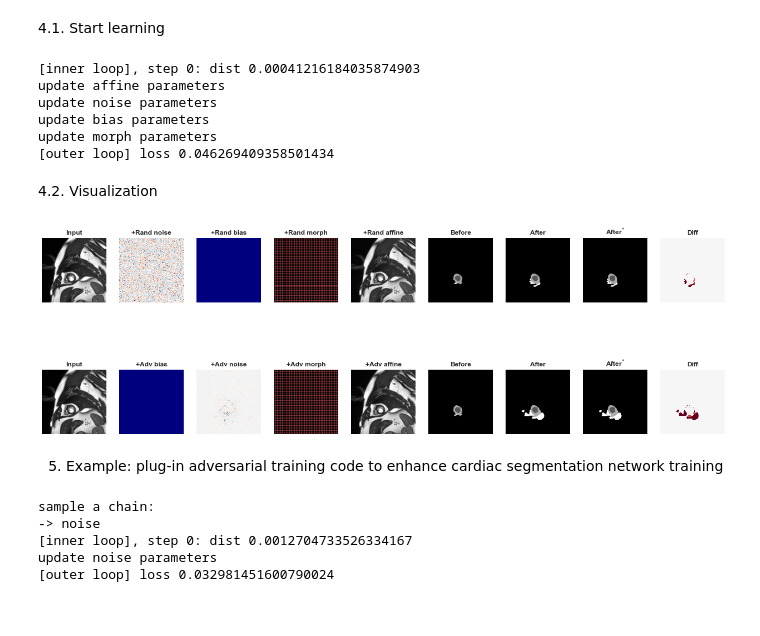
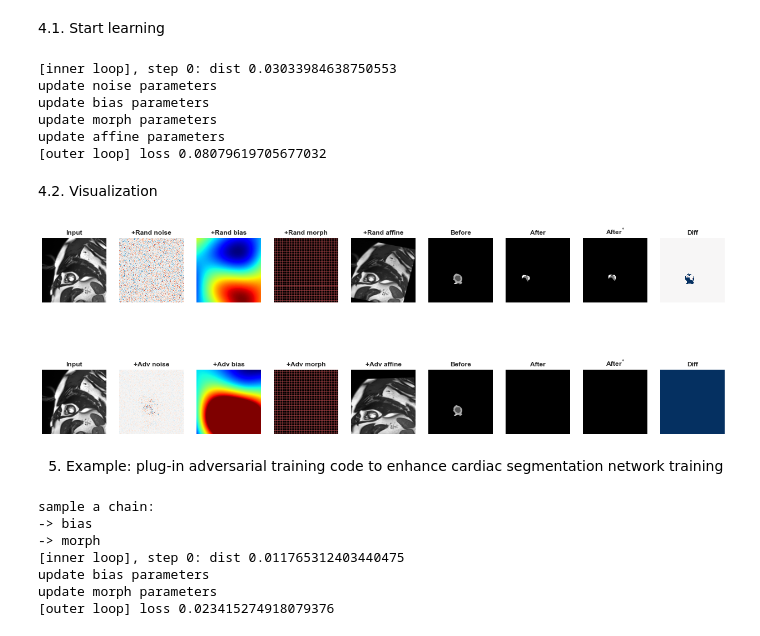
Before and after one commit to cherise215/advchain, a Jupyter notebook: example/adv_chain_data_generation_cardiac.ipynb, the cells around one changed output. Cells and saved outputs as stored; diff of their text form; code cells hidden in the pictures.

```diff
--- a/example/adv_chain_data_generation_cardiac.ipynb
+++ b/example/adv_chain_data_generation_cardiac.ipynb
@@ -108,7 +105,7 @@ plt.axis('off')
 bs=1
 im_ch=1
 augmentor_bias= AdvBias(
-                 config_dict={'epsilon':0.,
+                 config_dict={'epsilon':0.3,
                  'control_point_spacing':[crop_size[0]//2,crop_size[1]//2],
                  'downscale':2,
                  'data_size':(bs,im_ch,crop_size[0],crop_size[1]),
@@ -124,11 +121,11 @@ augmentor_noise= AdvNoise( config_dict={'epsilon':1,
                  debug=False)
 
 augmentor_affine= AdvAffine( config_dict={
-                 'rot':0,
-                 'scale_x':0.,
-                 'scale_y':0.,
-                 'shift_x':0.,
-                 'shift_y':0.,
+                 'rot':15/180,
+                 'scale_x':0.2,
+                 'scale_y':0.1,
+                 'shift_x':0.2,
+                 'shift_y':0.2,
                  'data_size':(bs,im_ch,crop_size[0],crop_size[1]),
                  'forward_interp':'bilinear',
                  'backward_interp':'bilinear'},
@@ -138,7 +135,7 @@ augmentor_morph= AdvMorph(
                 config_dict=
                 {'epsilon':0.,
                  'data_size':(bs,im_ch,crop_size[0],crop_size[1]),
-                 'vector_size':[crop_size[0]//16,crop_size[1]//16],
+                 'vector_size':[crop_size[0]//8,crop_size[1]//8],
                  'interpolator_mode':'bilinear'
                  },
                  debug=False)
@@ -147,7 +144,7 @@ augmentor_morph= AdvMorph(
 # %%
 ## keep model fixed, set up a solver
 model.eval()
-transformation_chain = [augmentor_affine,augmentor_bias,augmentor_noise,augmentor_morph]
+transformation_chain = [augmentor_noise,augmentor_bias,augmentor_morph,augmentor_affine] ## specify an order: noise->bias->morph->affine
 solver = ComposeAdversarialTransformSolver(
         chain_of_transforms=transformation_chain,
         divergence_types = ['mse','contour'], ### you can also change it to 'kl'.
@@ -182,12 +179,12 @@ adv_transformed_image = solver.forward(image_tensor.detach().clone())
 adv_predict = model.forward(adv_transformed_image)
 warp_back_adv_predict= solver.predict_backward(adv_predict)
 # %% [output]
-[inner loop], step 0: dist 0.00041216184035874903
-update affine parameters
+[inner loop], step 0: dist 0.03033984638750553
 update noise parameters
 update bias parameters
 update morph parameters
-[outer loop] loss 0.046269409358501434
+update affine parameters
+[outer loop] loss 0.08079619705677032
 # %% [markdown]
 4.2. Visualization
 # %%
@@ -207,36 +204,36 @@ adv_bias_numpy=adv_bias.cpu().data.numpy()[0,0]
 rand_noise_numpy=rand_noise.cpu().data.numpy()[0,0]
 adv_noise_numpy=adv_noise.cpu().data.numpy()[0,0]
 
 rand_morph_grid = rand_morph.permute(0,3,1,2)[0].data.cpu().numpy()
 adv_morph_grid = adv_morph.permute(0,3,1,2)[0].data.cpu().numpy()
 rand_deformed_image =augmentor_morph.transform(image_tensor,rand_dxy).cpu().data.numpy()[0,0]
 adv_deformed_image =augmentor_morph.transform(image_tensor,adv_dxy).cpu().data.numpy()[0,0]
 
 gird_interval = 5
 vis_deforme_image=False ## turn it on to see deformed image
 fig,axes = plt.subplots(2,9,figsize=(22,8))
 plot_image(cropped_image,ax = axes[0,0],title='Input',font_size=font_size)
 plot_noise(rand_noise_numpy,ax = axes[0,1],title='+Rand noise',font_size=font_size)
 plot_bias_field(rand_bias_numpy,ax= axes[0,2],title='+Rand bias')
 plot_warped_grid(rand_morph_grid, ax=axes[0,3],bg_img=rand_deformed_image*vis_deforme_image, interval=gird_interval, title="+Rand morph", fontsize=font_size, linewidth=0.5,show=True)
 plot_image(rand_transformed_image_numpy, ax=axes[0,4],title="+Rand affine", font_size=font_size)
 plot_image(pred_map[0],ax = axes[0,5],title='Before',font_size=font_size)
 plot_image(rand_before_warped_predict_numpy,ax = axes[0,6],title='After',font_size=font_size)
 plot_image(rand_predict_numpy,ax = axes[0,7],title='After${}^{*}$',font_size=font_size)
 plot_noise(rand_predict_numpy-pred_map[0],ax = axes[0,8],title='Diff',font_size=font_size)
 
 plot_image(cropped_image,title='Input',ax = axes[1,0],font_size=font_size)
-plot_noise(adv_noise_numpy,ax = axes[1,2],title='+Adv noise',font_size=font_size)
-plot_bias_field(adv_bias_numpy,ax= axes[1,1],title='+Adv bias')
+plot_noise(adv_noise_numpy,ax = axes[1,1],title='+Adv noise',font_size=font_size)
+plot_bias_field(adv_bias_numpy,ax= axes[1,2],title='+Adv bias')
 plot_warped_grid(adv_morph_grid, ax=axes[1,3],bg_img=adv_deformed_image*vis_deforme_image, interval=gird_interval, title="+Adv morph", fontsize=font_size, linewidth=0.5,show=True)
 plot_image(adv_transformed_image_numpy, ax=axes[1,4],title="+Adv affine", font_size=font_size)
 plot_image(pred_map[0],title='Before',ax = axes[1,5],font_size=font_size)
 plot_image(adv_before_warped_predict_numpy,ax = axes[1,6],title='After',font_size=font_size)
 plot_image(adv_predict_numpy,title='After${}^{*}$',ax = axes[1,7],font_size=font_size)
 plot_noise(adv_predict_numpy-pred_map[0],ax = axes[1,8],title='Diff',font_size=font_size)
 plt.savefig('./test_chain_image.png')
 # %% [output]
-[figure, old version]
+[figure, new version]
 # %% [markdown]
 5. Example: plug-in adversarial training code to enhance cardiac segmentation network training
 # %%
@@ -253,7 +250,7 @@ print ('sample a chain:')
 
 solver = ComposeAdversarialTransformSolver(
         chain_of_transforms=one_chain,
-        divergence_types = ['mse','contour'], ### you can also change it to 'mse' for mean squared error loss
+        divergence_types = ['mse','contour'], ### you can also change it to 'kl'
         divergence_weights=[1.0,0.5],
         use_gpu= True,
         debug=True, ## turn off debugging information when training your model
@@ -281,9 +278,11 @@ total_loss.backward()
 optimizer.step()
 # %% [output]
 sample a chain:
--> noise
-[inner loop], step 0: dist 0.0012704733526334167
-update noise parameters
-[outer loop] loss 0.032981451600790024
+-> bias
+-> morph
+[inner loop], step 0: dist 0.011765312403440475
+update bias parameters
+update morph parameters
+[outer loop] loss 0.023415274918079376
 # %%
 torch.cuda.empty_cache()
```
Also changed, not shown: parts of 4 cells of this notebook, 2 other files.
